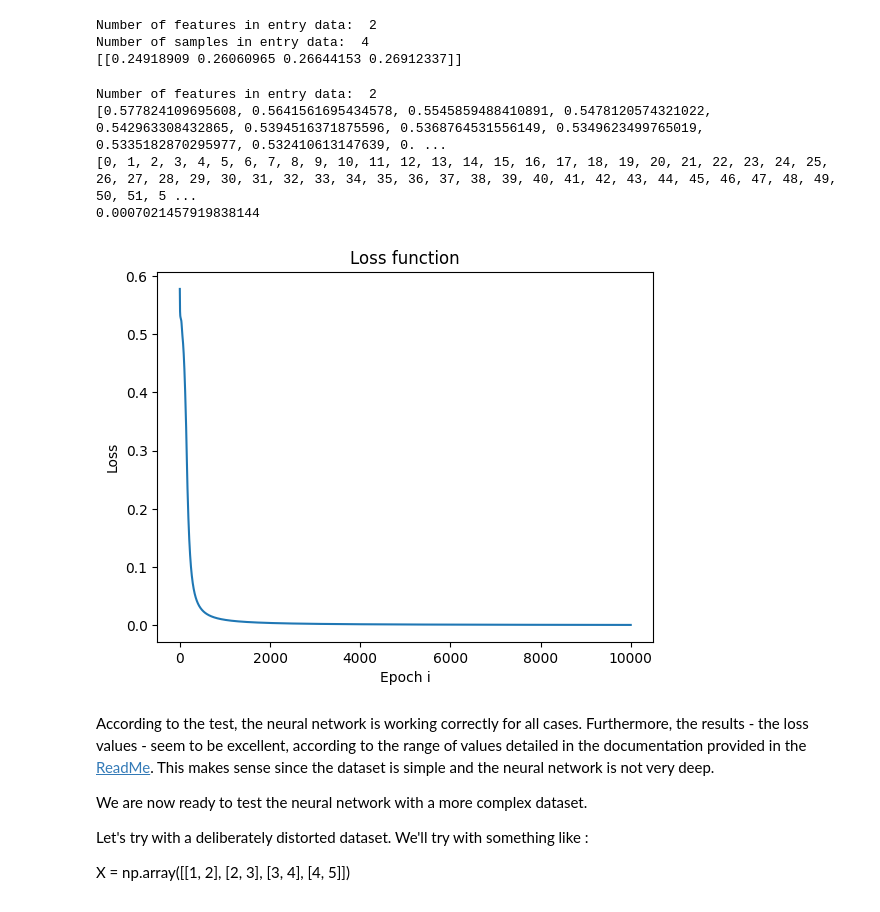
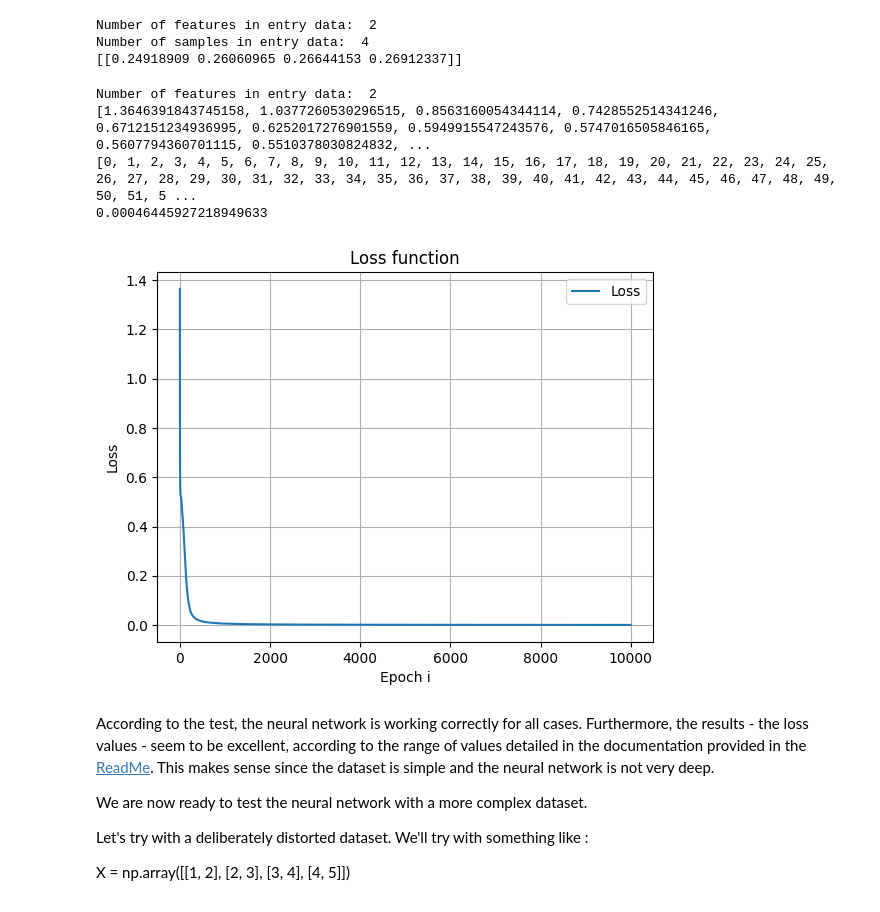
Before and after one commit to Gdeterline/Neural-Network-Build, a Jupyter notebook: nnTesting.ipynb, the cells around one changed output. Drawn from its saved outputs; the diff is of its cells as text; code cells hidden in the pictures.

```diff
--- a/nnTesting.ipynb
+++ b/nnTesting.ipynb
@@ -219,7 +219,7 @@ from main import sigmoid, sigmoid_derivative
 from main import binary_cross_entropy, binary_cross_entropy_derivative, mean_squared_error, mean_squared_error_derivative
 
 X = np.array([[1, 2]])
-y = np.array([[1]])
+y = np.array([1])
 
 print("Number of features in entry data: ", len(X[0]))
 
@@ -231,10 +231,13 @@ print(epochs)
 print(losses[-1])
 
 # Plot the losses
-plt.plot(epochs, losses)
+plt.plot(epochs, losses, label="Loss")
 plt.xlabel("Epoch i")
 plt.ylabel("Loss")
 plt.title("Loss function")
+plt.legend()
+plt.grid()
+plt.savefig("./images/loss_one_sample.png")
 plt.show()
 # %% [output]
 Number of features in entry data:  2
@@ -268,33 +271,36 @@ Number of samples in entry data:  4
 # %%
 # Overfitting test
 from main import train_nn
 from main import sigmoid, sigmoid_derivative
 from main import binary_cross_entropy, binary_cross_entropy_derivative, mean_squared_error, mean_squared_error_derivative
 
 X = np.array([[1, 2], [2, 3], [7, 4], [4, 5], [5, 6], [6, 7], [7, 8], [8, 9], [17, 2]])
 y = np.array([1, 1, 0, 1, 1, 1, 1, 1, 0])
 
 print("Number of features in entry data: ", len(X[0]))
 
 # Train the model
 epochs, losses = main.train_nn(4, X, y, [2, 2, 2, 1], 0.1, 10000, g=sigmoid, gder=sigmoid_derivative, loss=binary_cross_entropy, lossder=binary_cross_entropy_derivative)
 
 print(losses)
 print(epochs)
 print(losses[-1])
 
 # Plot the losses
-plt.plot(epochs, losses)
+plt.plot(epochs, losses, label="Loss")
 plt.xlabel("Epoch i")
 plt.ylabel("Loss")
 plt.title("Loss function")
+plt.legend()
+plt.grid()
+plt.savefig("./images/loss_multiple_samples.png")
 plt.show()
 # %% [output]
 Number of features in entry data:  2
-[0.577824109695608, 0.5641561695434578, 0.5545859488410891, 0.5478120574321022, 0.542963308432865, 0.5394516371875596, 0.5368764531556149, 0.5349623499765019, 0.5335182870295977, 0.532410613147639, 0. ...
+[1.3646391843745158, 1.0377260530296515, 0.8563160054344114, 0.7428552514341246, 0.6712151234936995, 0.6252017276901559, 0.5949915547243576, 0.5747016505846165, 0.5607794360701115, 0.5510378030824832, ...
 [0, 1, 2, 3, 4, 5, 6, 7, 8, 9, 10, 11, 12, 13, 14, 15, 16, 17, 18, 19, 20, 21, 22, 23, 24, 25, 26, 27, 28, 29, 30, 31, 32, 33, 34, 35, 36, 37, 38, 39, 40, 41, 42, 43, 44, 45, 46, 47, 48, 49, 50, 51, 5 ...
-0.0007021457919838144
+0.00046445927218949633
-[figure, old version]
+[figure, new version]
 # %% [markdown]
 According to the test, the neural network is working correctly for all cases.
 Furthermore, the results - the loss values - seem to be excellent, according to the range of values detailed in the documentation provided in the [ReadMe](./README.md#implementing-and-testing). This makes sense since the dataset is simple and the neural network is not very deep.
```
Also changed, not shown: parts of 2 cells of this notebook, 4 other files.
